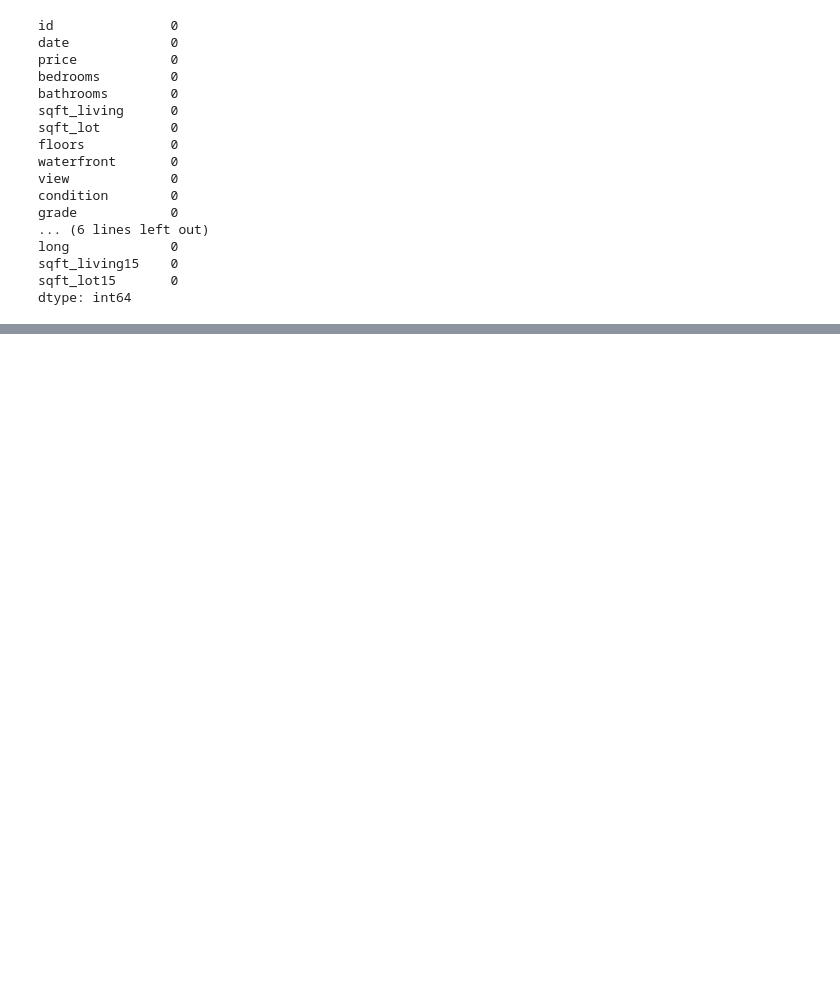
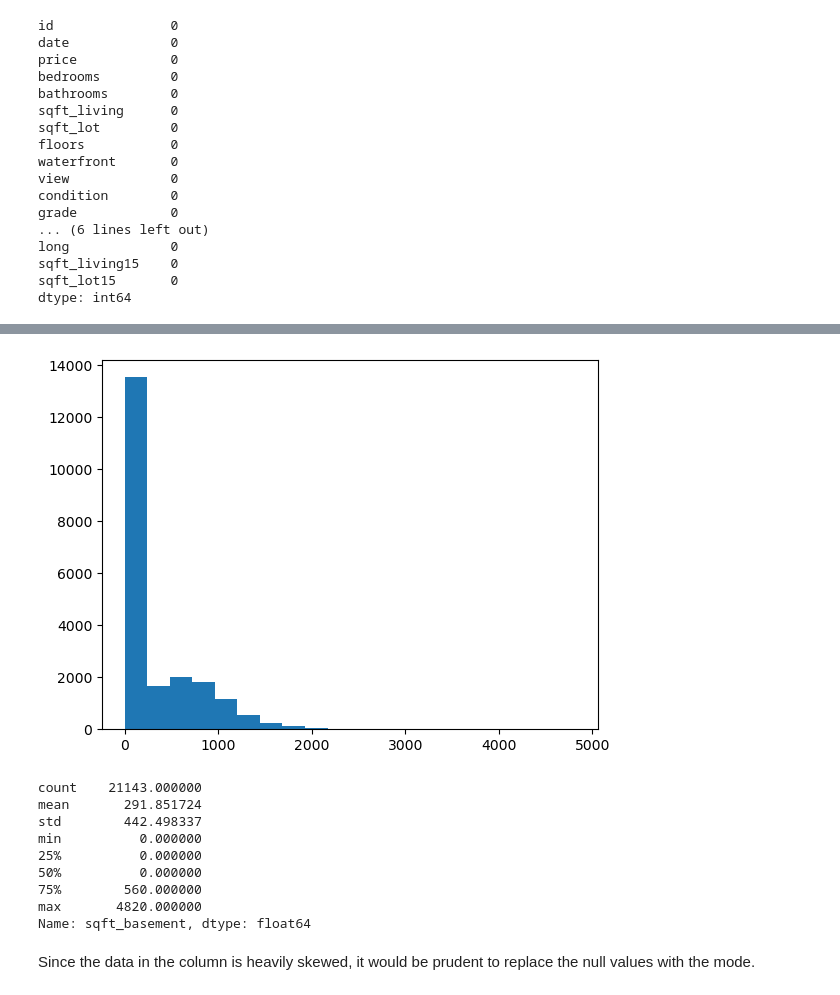
Before and after one commit to joakimTI/dsc-phase-2-project, a Jupyter notebook: student.ipynb, the cells around one changed output, grey strips where cells are left out. Drawn from its saved outputs; the diff is of its cells as text; code cells hidden in the pictures; blank space fills up the shorter version.

```diff
--- a/student.ipynb
+++ b/student.ipynb
@@ -178,8 +181,8 @@ Name: view, dtype: int64
 Given that a significant percentage of the values in both columns is 0, the best replacement for the null values would be the mode.
 # %%
 # Replaces null values with the column mode
-df['waterfront'].fillna(df['waterfront'].mode()[0], inplace = True)
-df['view'].fillna(df['view'].mode()[0], inplace = True)
+df['waterfront'] = df['waterfront'].fillna(df['waterfront'].mode()[0])
+df['view'] = df['view'].fillna(df['view'].mode()[0])
 # %%
 # Check for null values
 df.isna().sum()
@@ -203,0 +213,8 @@ dtype: int64
+# %%
+# This converts the date column from string type to numerical type, which is the year the house was sold.
+df['date'] = pd.to_datetime(df['date']).dt.year
+# %%
+df = df.apply(pd.to_numeric, errors='coerce')
+# This check for non-numeric values in the dataset and converts them to null values
+df.isna().sum()
+# Check the dataset for null values after conversion.
@@ -203,0 +239,18 @@ dtype: int64
+# %%
+plt.hist(df['sqft_basement'], bins=20)
+# Check the data distribution in the sqft_basement column to decide on the best value to replace the null values
+plt.show()
+df['sqft_basement'].describe()
+# %% [output]
+[figure, added]
+count    21143.000000
+mean       291.851724
+std        442.498337
+min          0.000000
+25%          0.000000
+50%          0.000000
+75%        560.000000
+max       4820.000000
+Name: sqft_basement, dtype: float64
+# %% [markdown]
+Since the data in the column is heavily skewed, it would be prudent to replace the null values with the mode.
```
Also changed, not shown: parts of 15 cells of this notebook.
